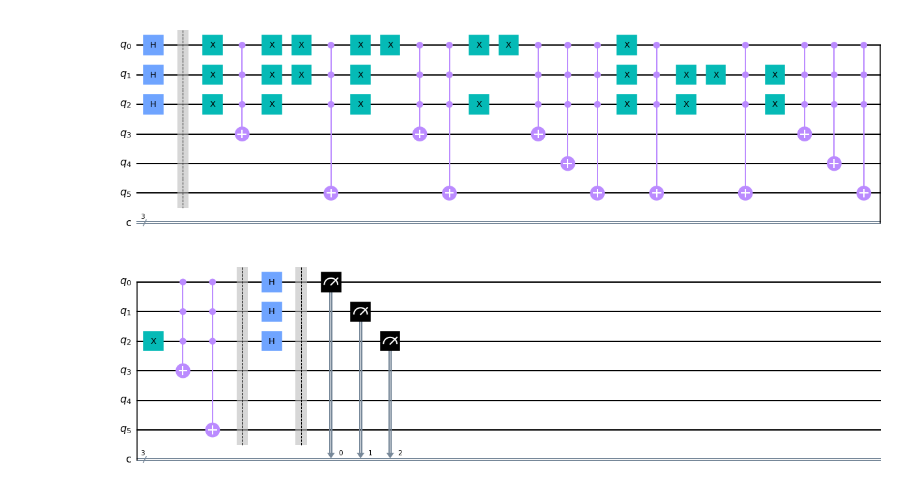
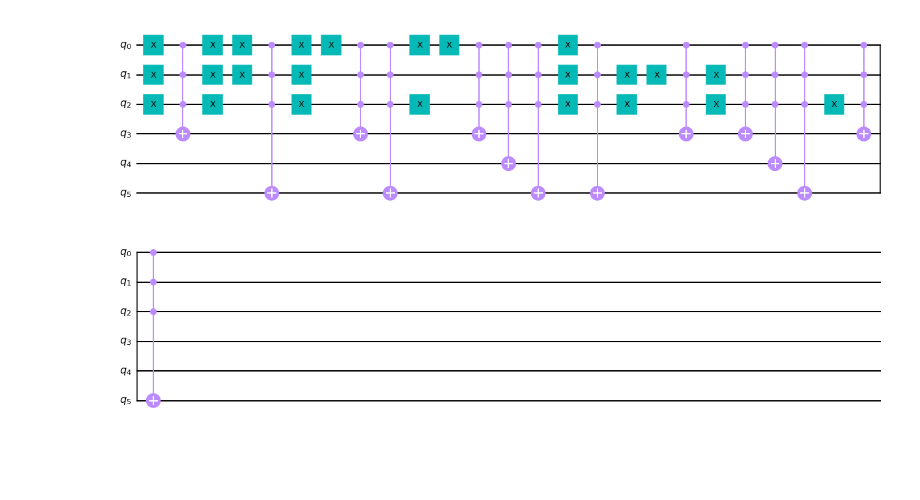
Before and after one commit to chenjie512/tfg_quantum_computing, a Jupyter notebook: qiskit/test_simon.ipynb, the cells around one changed output. Cells and saved outputs as stored; diff of their text form; code cells hidden in the pictures; blank space fills up the shorter version.

Commit message:
fixed error in simon

```diff
--- a/qiskit/test_simon.ipynb
+++ b/qiskit/test_simon.ipynb
@@ -7,51 +7,61 @@ from qiskit.visualization import plot_histogram
 # %%
 #period: c = 101
 #measured qubit: 000, 010, 101, 111
-qc = QuantumCircuit(6, 3)
+#oracle
+oracle = QuantumCircuit(6, name='oracle')
+oracle.x(range(3))
+oracle.mcx([0,1,2],3)
+oracle.x(range(3))
 
-qc.h(range(3))
-qc.barrier()
-qc.x(range(3))
-qc.mcx([0,1,2],3)
-qc.x(range(3))
+#oracle.barrier()
 
-qc.x(range(2))
-qc.mcx([0,1,2],5)
-qc.x(range(2))
+oracle.x(range(2))
+oracle.mcx([0,1,2],5)
+oracle.x(range(2))
 
-qc.x([0,2])
-qc.mcx([0,1,2],3)
-qc.mcx([0,1,2],5)
-qc.x([0,2])
+#oracle.barrier()
 
-qc.x(0)
-qc.mcx([0,1,2],3)
-qc.mcx([0,1,2],4)
-qc.mcx([0,1,2],5)
-qc.x(0)
+oracle.x([0,2])
+oracle.mcx([0,1,2],3)
+oracle.mcx([0,1,2],5)
+oracle.x([0,2])
 
-qc.x([1,2])
-qc.mcx([0,1,2],5)
-qc.x([1,2])
+#oracle.barrier()
 
-qc.x(1)
-qc.mcx([0,1,2],5)
-qc.x(1)
+oracle.x(0)
+oracle.mcx([0,1,2],3)
+oracle.mcx([0,1,2],4)
+oracle.mcx([0,1,2],5)
+oracle.x(0)
 
-qc.x(2)
-qc.mcx([0,1,2],3)
-qc.mcx([0,1,2],4)
-qc.mcx([0,1,2],5)
-qc.x(2)
+#oracle.barrier()
 
-qc.mcx([0,1,2],3)
-qc.mcx([0,1,2],5)
+oracle.x([1,2])
+oracle.mcx([0,1,2],5)
+oracle.x([1,2])
 
-qc.barrier()
-qc.h(range(3))
+#oracle.barrier()
 
-qc.barrier()
-qc.measure(range(3),range(3))
-qc.draw('mpl')
+oracle.x(1)
+oracle.mcx([0,1,2],3)
+oracle.x(1)
+
+#oracle.barrier()
+
+oracle.x(2)
+oracle.mcx([0,1,2],3)
+oracle.mcx([0,1,2],4)
+oracle.mcx([0,1,2],5)
+oracle.x(2)
+
+#oracle.barrier()
+
+oracle.mcx([0,1,2],3)
+oracle.mcx([0,1,2],5)
+
+simon_oracle = oracle.to_gate()
+simon_oracle.name = 'simon oracle'
+
+oracle.draw('mpl')
 # %% [output]
-[figure, old version]
+[figure, new version]
```
Also changed, not shown: parts of 4 cells of this notebook.
